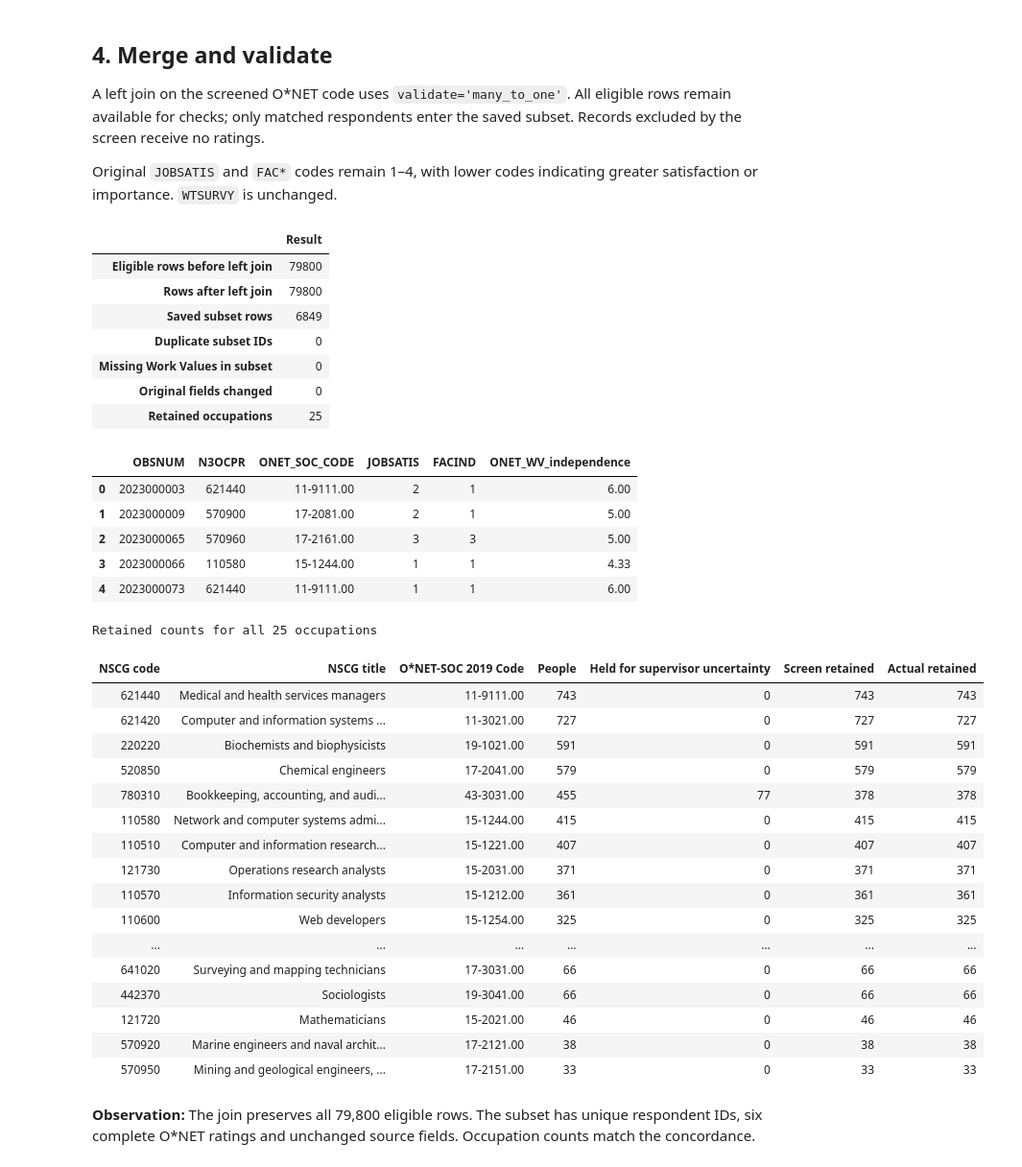
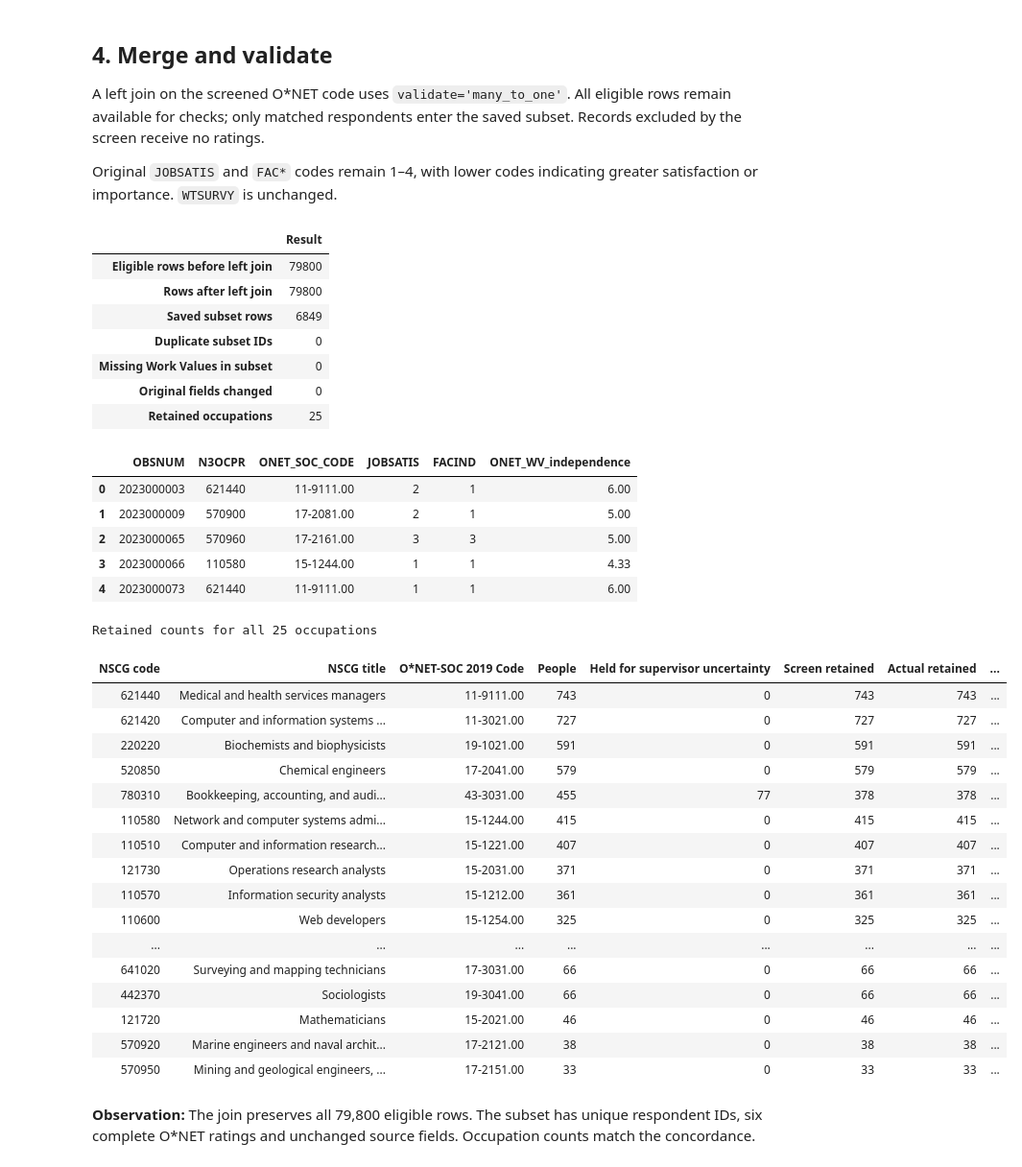
Before and after one commit to Break-Through-Tech/Swytch-2D-predicting-job-satisfaction-from-person-job-fit, a Jupyter notebook: notebooks/possible data integration/nscg_onet_data_integration.ipynb, the cells around one changed output. Shown at 96% size. Cells and saved outputs as stored; diff of their text form; code cells hidden in the pictures.

```diff
--- a/notebooks/possible data integration/nscg_onet_data_integration.ipynb
+++ b/notebooks/possible data integration/nscg_onet_data_integration.ipynb
@@ -29,6 +39,7 @@ Running this notebook requires the local files listed below, including the study
 ## 0. Setup
 # %%
 from pathlib import Path
+from io import StringIO
 import hashlib
 import json
 import platform
@@ -38,8 +49,10 @@ import numpy as np
 import pandas as pd
 from IPython.display import display, HTML
 
-ROOT=next(p for p in [Path.cwd(),*Path.cwd().parents]
-          if (p/'data/nscg/pcg23Public/epcg23.csv').exists())
+NOTEBOOK_REL=Path('notebooks/possible data integration/nscg_onet_data_integration.ipynb')
+ROOT=next((p for p in [Path.cwd(),*Path.cwd().parents] if (p/NOTEBOOK_REL).is_file()),None)
+if ROOT is None:
+    raise FileNotFoundError('Run from this repository or the notebook directory.')
 NSCG=ROOT/'data/nscg/pcg23Public'
 ONET=ROOT/'data/onet'
 OUT=ROOT/'data/private/nscg_onet_work_values'
@@ -48,7 +61,6 @@ SOURCE={
     'survey':NSCG/'epcg23.csv',
     'dictionary':NSCG/'Dpcg23.xlsx',
     'labels':NSCG/'Ppcg23.sas',
-    'concordance':ROOT/'data/nscg/study_concordance/nscg2023_onet2019_reviewed.csv',
     'hierarchy':ROOT/'data/nscg/nsf25322-taba-002.xlsx',
     'crosswalk':ONET/'onetsoc2019_to_soc2018_crosswalk.xlsx',
     'values':ONET/'db_30_2_text/Work Values.txt',
@@ -56,7 +68,10 @@ SOURCE={
     'content':ONET/'db_30_2_text/Content Model Reference.txt',
     'scales':ONET/'db_30_2_text/Scales Reference.txt',
 }
-assert all(p.is_file() for p in SOURCE.values())
+missing=[str(p.relative_to(ROOT)) for p in SOURCE.values() if not p.is_file()]
+if missing:
+    raise FileNotFoundError('Missing local inputs:\n- '+'\n- '.join(missing)+
+                            '\nSee Data preparation above for downloads and paths.')
 warnings.filterwarnings('ignore',message='Workbook contains no default style')
 pd.set_option('display.max_colwidth',95)
 pd.set_option('display.max_rows',35)
@@ -359,51 +421,57 @@ occupation_audit=bridge_raw[['NSCG code','NSCG title','O*NET-SOC 2019 Code','Peo
                              'Held for supervisor uncertainty','Screen retained']].copy()
 occupation_audit['Actual retained']=occupation_audit['NSCG code'].map(subset.N3OCPR.value_counts()).fillna(0).astype(int)
 assert occupation_audit['Actual retained'].eq(occupation_audit['Screen retained'].astype(int)).all()
+occupation_audit['Actual before screen']=occupation_audit['NSCG code'].map(
+    linked.loc[has_bridge,'N3OCPR'].value_counts()).fillna(0).astype(int)
+occupation_audit['Actual held']=occupation_audit['NSCG code'].map(
+    linked.loc[supervision_hold,'N3OCPR'].value_counts()).fillna(0).astype(int)
+assert occupation_audit['Actual before screen'].eq(occupation_audit.People.astype(int)).all()
+assert occupation_audit['Actual held'].eq(occupation_audit['Held for supervisor uncertainty'].astype(int)).all()
 qa=pd.Series({
     'Eligible rows before left join':len(eligible),
     'Rows after left join':len(integrated),
     'Saved subset rows':len(subset),
     'Duplicate subset IDs':int(subset.OBSNUM.duplicated().sum()),
     'Missing Work Values in subset':int(subset[value_columns].isna().sum().sum()),
     'Original fields changed':0,
     'Retained occupations':subset.ONET_SOC_CODE.nunique(),
 },name='Result')
 display(qa.to_frame())
 display(subset[['OBSNUM','N3OCPR','ONET_SOC_CODE','JOBSATIS','FACIND','ONET_WV_independence']].head())
 display(HTML('<details><summary>Retained counts for all 25 occupations</summary>'+occupation_audit.to_html(index=False)+'</details>'))
 # %% [output]
 |  | Result |
 | Eligible rows before left join | 79800 |
 | Rows after left join | 79800 |
 | Saved subset rows | 6849 |
 | Duplicate subset IDs | 0 |
 | Missing Work Values in subset | 0 |
 | Original fields changed | 0 |
 | Retained occupations | 25 |
 |  | OBSNUM | N3OCPR | ONET_SOC_CODE | JOBSATIS | FACIND | ONET_WV_independence |
 | 0 | 2023000003 | 621440 | 11-9111.00 | 2 | 1 | 6.00 |
 | 1 | 2023000009 | 570900 | 17-2081.00 | 2 | 1 | 5.00 |
 | 2 | 2023000065 | 570960 | 17-2161.00 | 3 | 3 | 5.00 |
 | 3 | 2023000066 | 110580 | 15-1244.00 | 1 | 1 | 4.33 |
 | 4 | 2023000073 | 621440 | 11-9111.00 | 1 | 1 | 6.00 |
 Retained counts for all 25 occupations
-| NSCG code | NSCG title | O*NET-SOC 2019 Code | People | Held for supervisor uncertainty | Screen retained | Actual retained |
-| 621440 | Medical and health services managers | 11-9111.00 | 743 | 0 | 743 | 743 |
-| 621420 | Computer and information systems ... | 11-3021.00 | 727 | 0 | 727 | 727 |
-| 220220 | Biochemists and biophysicists | 19-1021.00 | 591 | 0 | 591 | 591 |
-| 520850 | Chemical engineers | 17-2041.00 | 579 | 0 | 579 | 579 |
-| 780310 | Bookkeeping, accounting, and audi... | 43-3031.00 | 455 | 77 | 378 | 378 |
-| 110580 | Network and computer systems admi... | 15-1244.00 | 415 | 0 | 415 | 415 |
-| 110510 | Computer and information research... | 15-1221.00 | 407 | 0 | 407 | 407 |
-| 121730 | Operations research analysts | 15-2031.00 | 371 | 0 | 371 | 371 |
-| 110570 | Information security analysts | 15-1212.00 | 361 | 0 | 361 | 361 |
-| 110600 | Web developers | 15-1254.00 | 325 | 0 | 325 | 325 |
-| ... | ... | ... | ... | ... | ... | ... |
-| 641020 | Surveying and mapping technicians | 17-3031.00 | 66 | 0 | 66 | 66 |
-| 442370 | Sociologists | 19-3041.00 | 66 | 0 | 66 | 66 |
-| 121720 | Mathematicians | 15-2021.00 | 46 | 0 | 46 | 46 |
-| 570920 | Marine engineers and naval archit... | 17-2121.00 | 38 | 0 | 38 | 38 |
-| 570950 | Mining and geological engineers, ... | 17-2151.00 | 33 | 0 | 33 | 33 |
+| NSCG code | NSCG title | O*NET-SOC 2019 Code | People | Held for supervisor uncertainty | Screen retained | Actual retained | ... |
+| 621440 | Medical and health services managers | 11-9111.00 | 743 | 0 | 743 | 743 | ... |
+| 621420 | Computer and information systems ... | 11-3021.00 | 727 | 0 | 727 | 727 | ... |
+| 220220 | Biochemists and biophysicists | 19-1021.00 | 591 | 0 | 591 | 591 | ... |
+| 520850 | Chemical engineers | 17-2041.00 | 579 | 0 | 579 | 579 | ... |
+| 780310 | Bookkeeping, accounting, and audi... | 43-3031.00 | 455 | 77 | 378 | 378 | ... |
+| 110580 | Network and computer systems admi... | 15-1244.00 | 415 | 0 | 415 | 415 | ... |
+| 110510 | Computer and information research... | 15-1221.00 | 407 | 0 | 407 | 407 | ... |
+| 121730 | Operations research analysts | 15-2031.00 | 371 | 0 | 371 | 371 | ... |
+| 110570 | Information security analysts | 15-1212.00 | 361 | 0 | 361 | 361 | ... |
+| 110600 | Web developers | 15-1254.00 | 325 | 0 | 325 | 325 | ... |
+| ... | ... | ... | ... | ... | ... | ... | ... |
+| 641020 | Surveying and mapping technicians | 17-3031.00 | 66 | 0 | 66 | 66 | ... |
+| 442370 | Sociologists | 19-3041.00 | 66 | 0 | 66 | 66 | ... |
+| 121720 | Mathematicians | 15-2021.00 | 46 | 0 | 46 | 46 | ... |
+| 570920 | Marine engineers and naval archit... | 17-2121.00 | 38 | 0 | 38 | 38 | ... |
+| 570950 | Mining and geological engineers, ... | 17-2151.00 | 33 | 0 | 33 | 33 | ... |
 # %% [markdown]
 **Observation:** The join preserves all 79,800 eligible rows. The subset has unique respondent IDs, six complete O*NET ratings and unchanged source fields. Occupation counts match the concordance.
 # %% [markdown]
```
Also changed, not shown: parts of 5 cells of this notebook, 1 other file.
